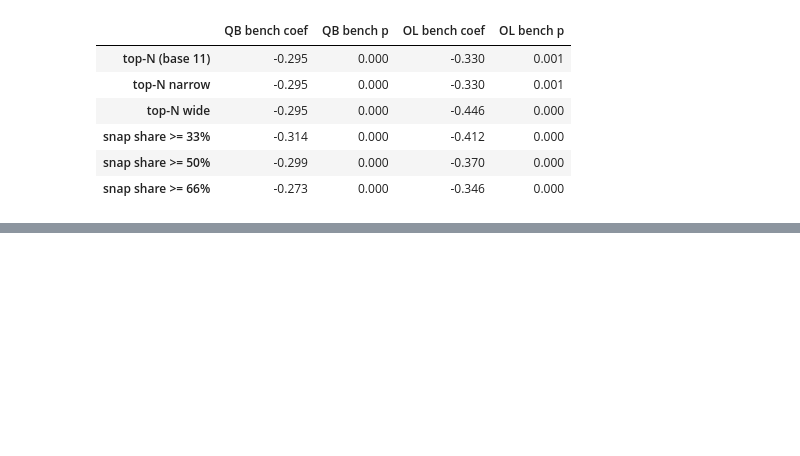
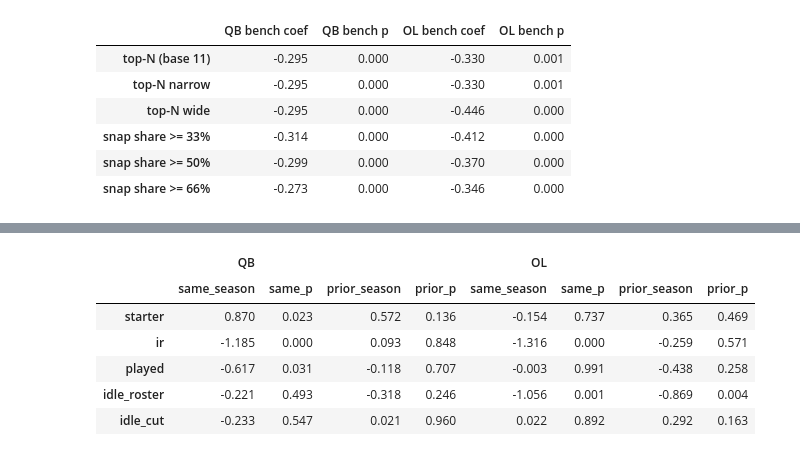
Before and after one commit to noahfighter883/nfl-position-value, a Jupyter notebook: analysis.ipynb, the cells around one changed output, grey strips where cells are left out. Cells and saved outputs as stored; diff of their text form; code cells hidden in the pictures; blank space fills up the shorter version.

```diff
--- a/analysis.ipynb
+++ b/analysis.ipynb
@@ -498,0 +586,19 @@ avg starters per team-season: {'top-N (base 11)': np.float64(22.0), 'top-N narro
+# %%
+# is it mechanical (this year's injury hurts this year) or persistent (a roster-building flaw)?
+# if persistent, LAST season's money in the category should predict THIS season's results too
+for pos in ["QB", "OL"]:
+    for c in CATS:
+        ts[f"c_{pos}_{c}_lag"] = ts.groupby("team")[f"c_{pos}_{c}"].shift(1)
+d17 = ts[ts.season >= 2017]
+persist = pd.concat({pos: pd.DataFrame({"same_season": effects(pos, d17).effect_per_sd, "same_p": effects(pos, d17).p,
+                                        "prior_season": effects(pos, d17, lagged=True).effect_per_sd, "prior_p": effects(pos, d17, lagged=True).p})
+                     for pos in ["QB", "OL"]}, axis=1)
+persist.round(3)
+# %% [output]
+|  | QB |  |  |  | OL |  |  |  |
+|  | same_season | same_p | prior_season | prior_p | same_season | same_p | prior_season | prior_p |
+| starter | 0.870 | 0.023 | 0.572 | 0.136 | -0.154 | 0.737 | 0.365 | 0.469 |
+| ir | -1.185 | 0.000 | 0.093 | 0.848 | -1.316 | 0.000 | -0.259 | 0.571 |
+| played | -0.617 | 0.031 | -0.118 | 0.707 | -0.003 | 0.991 | -0.438 | 0.258 |
+| idle_roster | -0.221 | 0.493 | -0.318 | 0.246 | -1.056 | 0.001 | -0.869 | 0.004 |
+| idle_cut | -0.233 | 0.547 | 0.021 | 0.960 | 0.022 | 0.892 | 0.292 | 0.163 |
```
Also changed, not shown: parts of 6 cells of this notebook, 2 other files.
